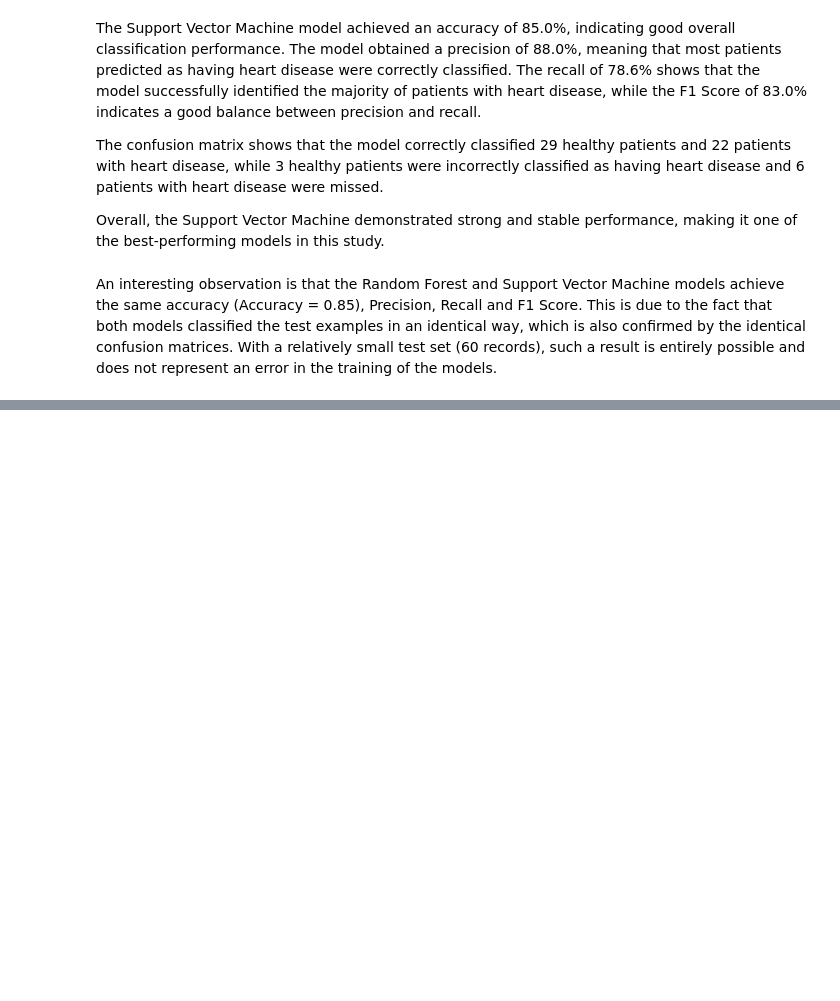
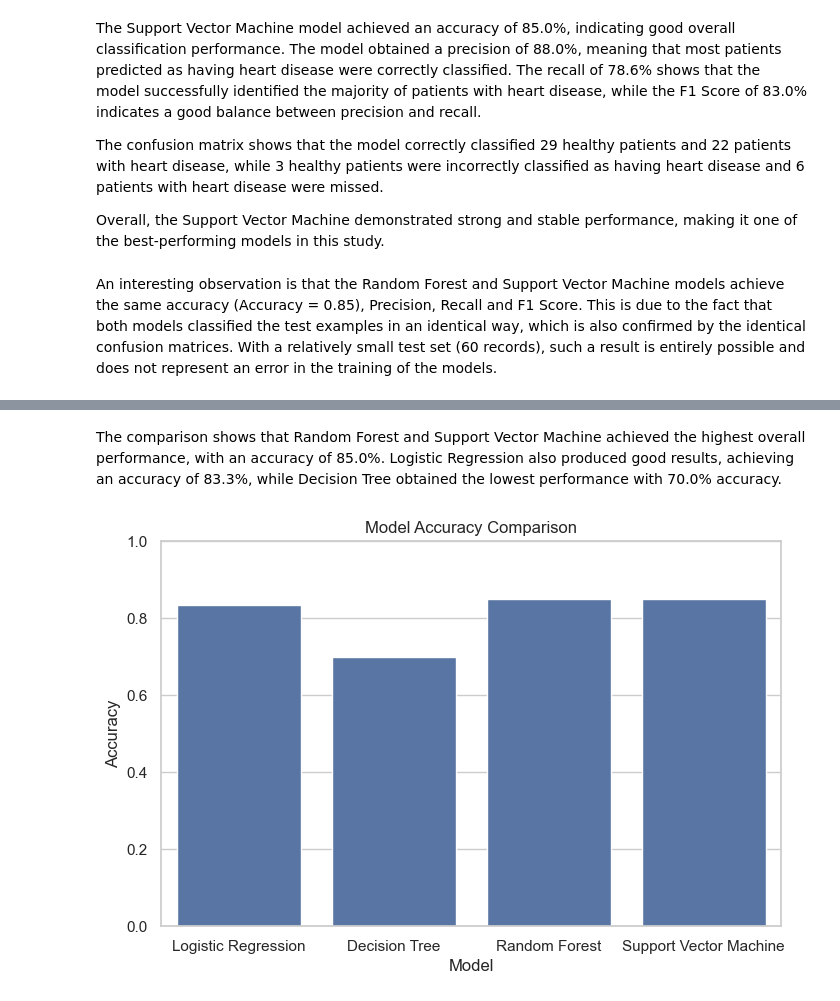
Before and after one commit to DoraGospodinova/ProjectML, a Jupyter notebook: Heart_Disease_Classification.ipynb, the cells around one changed output, grey strips where cells are left out. Cells and saved outputs as stored; diff of their text form; code cells hidden in the pictures; blank space fills up the shorter version.

Commit message:
Compare machine learning models

```diff
--- a/Heart_Disease_Classification.ipynb
+++ b/Heart_Disease_Classification.ipynb
@@ -828,0 +840,2 @@ An interesting observation is that the Random Forest and Support Vector Machine
+# %% [markdown]
+The comparison shows that Random Forest and Support Vector Machine achieved the highest overall performance, with an accuracy of 85.0%. Logistic Regression also produced good results, achieving an accuracy of 83.3%, while Decision Tree obtained the lowest performance with 70.0% accuracy.
@@ -828,0 +876,17 @@ An interesting observation is that the Random Forest and Support Vector Machine
+# %%
+# Display results
+plt.figure(figsize=(8,5))
+
+sns.barplot(
+    data=results,
+    x="Model",
+    y="Accuracy"
+)
+
+plt.title("Model Accuracy Comparison")
+
+plt.ylim(0,1)
+
+plt.show()
+# %% [output]
+[figure, added]
```
Also changed, not shown: parts of 4 cells of this notebook.
